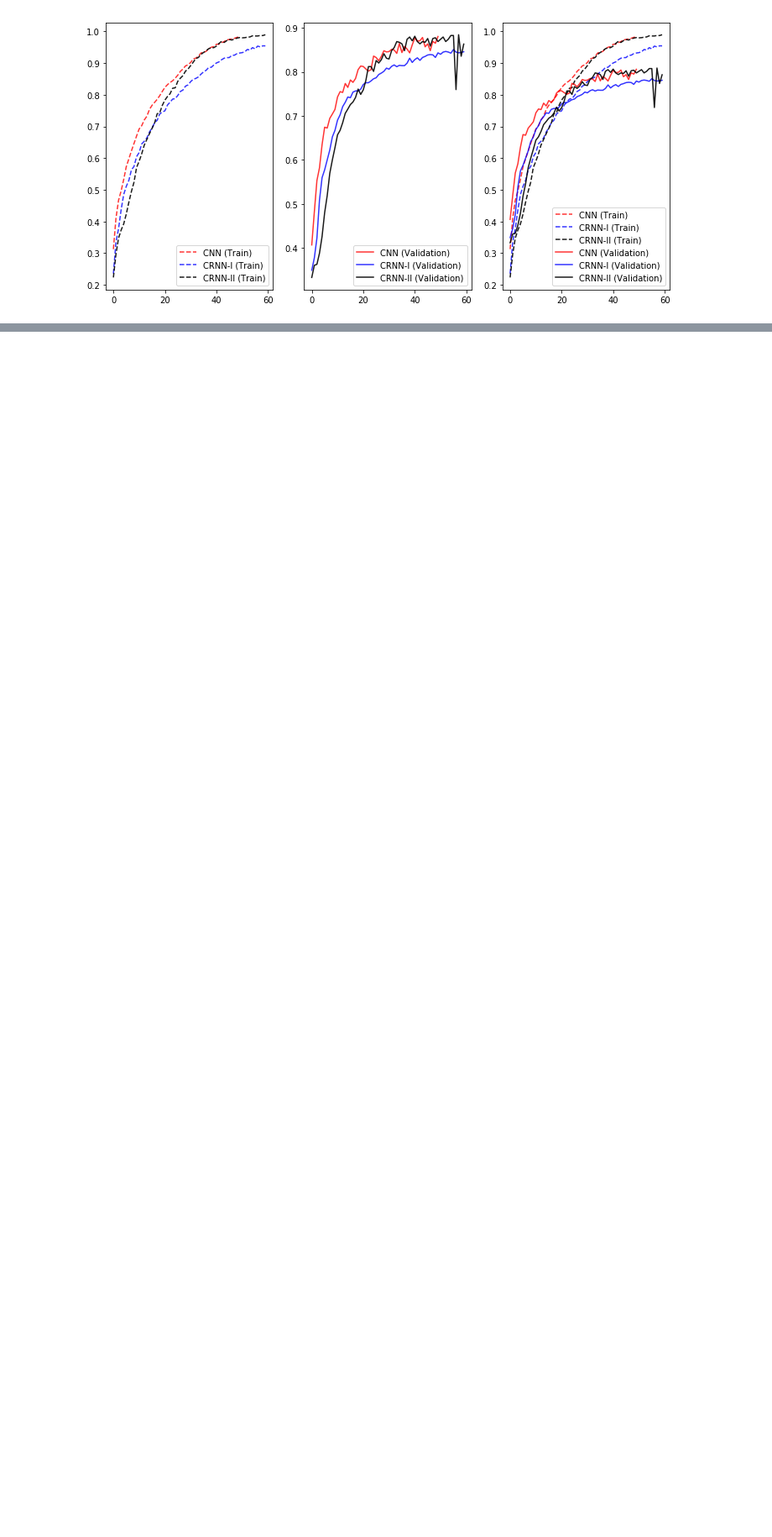
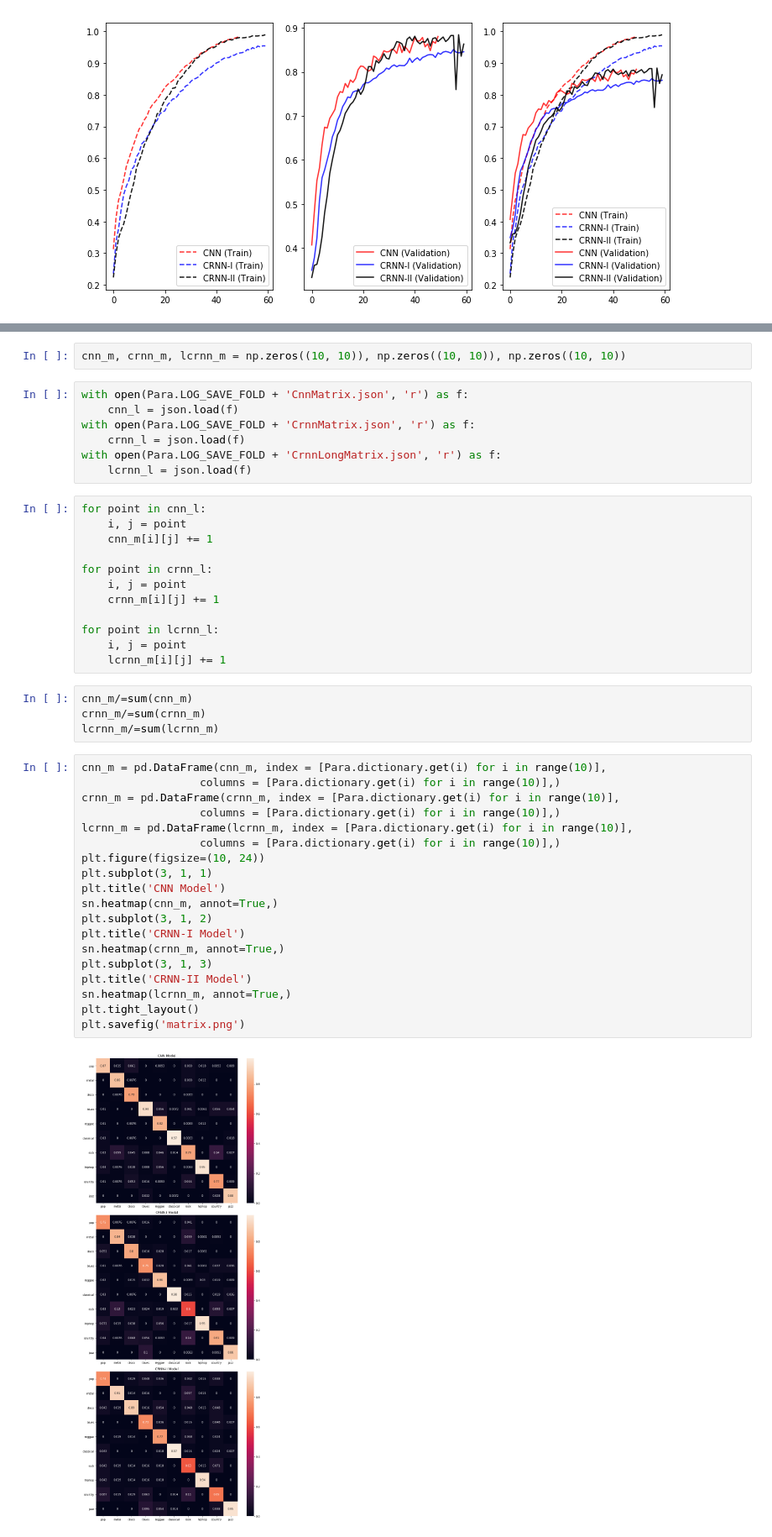
Before and after one commit to XiplusChenyu/Musical-Genre-Classification, a Jupyter notebook: scripts/data_analysis.ipynb, the cells around one changed output, grey strips where cells are left out. Shown at 84% size. Cells and saved outputs as stored; diff of their text form; blank space fills up the shorter version.

```diff
--- a/scripts/data_analysis.ipynb
+++ b/scripts/data_analysis.ipynb
@@ -99,0 +105,46 @@ plt.show()
+# %%
+cnn_m, crnn_m, lcrnn_m = np.zeros((10, 10)), np.zeros((10, 10)), np.zeros((10, 10))
+# %%
+with open(Para.LOG_SAVE_FOLD + 'CnnMatrix.json', 'r') as f:
+    cnn_l = json.load(f)
+with open(Para.LOG_SAVE_FOLD + 'CrnnMatrix.json', 'r') as f:
+    crnn_l = json.load(f)
+with open(Para.LOG_SAVE_FOLD + 'CrnnLongMatrix.json', 'r') as f:
+    lcrnn_l = json.load(f)
+# %%
+for point in cnn_l:
+    i, j = point
+    cnn_m[i][j] += 1
+
+for point in crnn_l:
+    i, j = point
+    crnn_m[i][j] += 1
+
+for point in lcrnn_l:
+    i, j = point
+    lcrnn_m[i][j] += 1
+# %%
+cnn_m/=sum(cnn_m)
+crnn_m/=sum(crnn_m)
+lcrnn_m/=sum(lcrnn_m)
+# %%
+cnn_m = pd.DataFrame(cnn_m, index = [Para.dictionary.get(i) for i in range(10)],
+                  columns = [Para.dictionary.get(i) for i in range(10)],)
+crnn_m = pd.DataFrame(crnn_m, index = [Para.dictionary.get(i) for i in range(10)],
+                  columns = [Para.dictionary.get(i) for i in range(10)],)
+lcrnn_m = pd.DataFrame(lcrnn_m, index = [Para.dictionary.get(i) for i in range(10)],
+                  columns = [Para.dictionary.get(i) for i in range(10)],)
+plt.figure(figsize=(10, 24))
+plt.subplot(3, 1, 1)
+plt.title('CNN Model')
+sn.heatmap(cnn_m, annot=True,)
+plt.subplot(3, 1, 2)
+plt.title('CRNN-I Model')
+sn.heatmap(crnn_m, annot=True,)
+plt.subplot(3, 1, 3)
+plt.title('CRNN-II Model')
+sn.heatmap(lcrnn_m, annot=True,)
+plt.tight_layout()
+plt.savefig('matrix.png')
+# %% [output]
+[figure, added]
```
Also changed, not shown: parts of 2 cells of this notebook, 10 other files.
